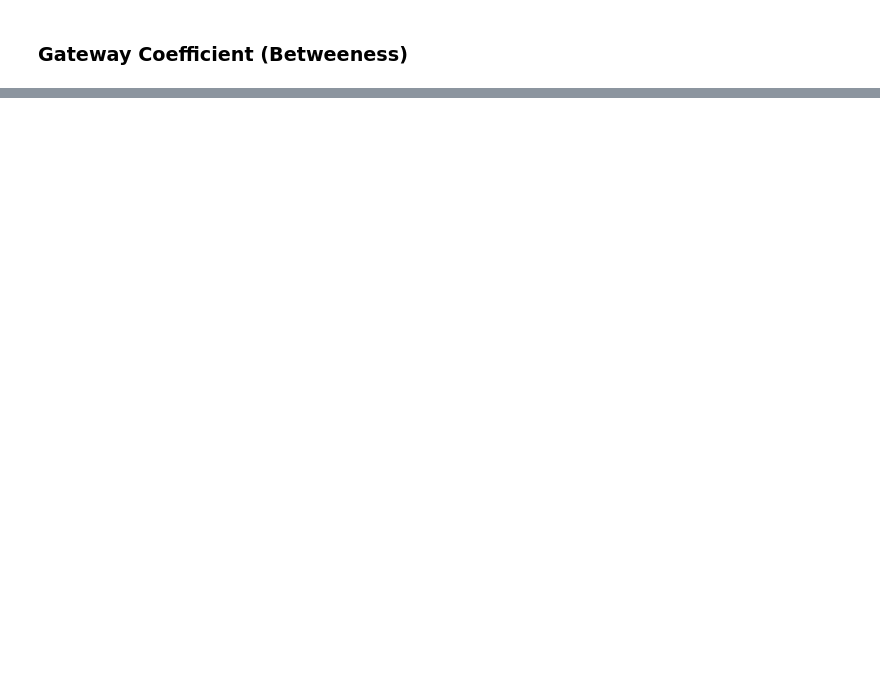
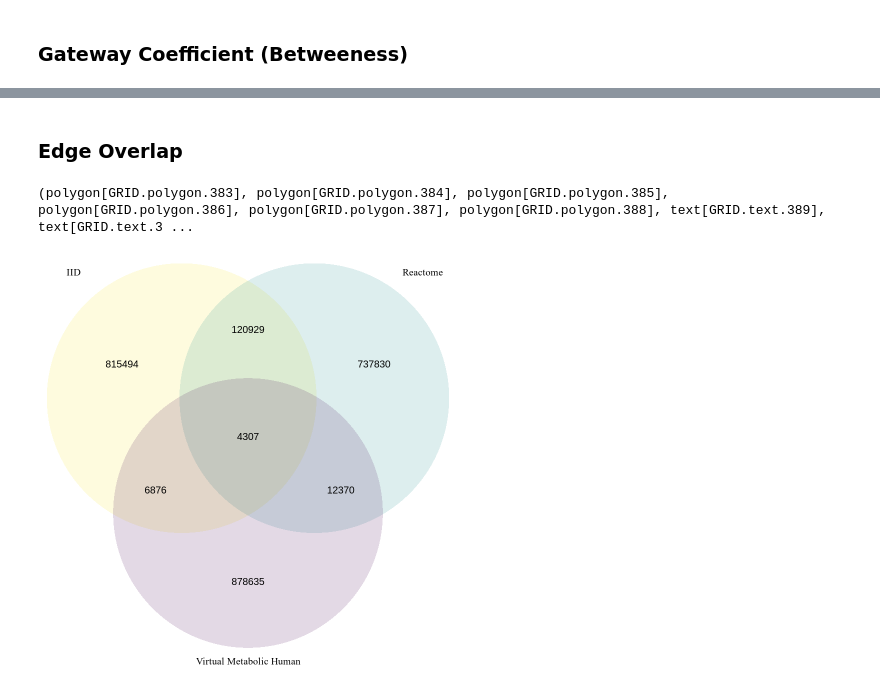
Before and after one commit to ikernunezca/CMS, a Jupyter notebook: Scripts/Multilayer_Network_Information_and_Connectivity_Patterns.ipynb, the cells around one changed output, grey strips where cells are left out. Cells and saved outputs as stored; diff of their text form; code cells hidden in the pictures; blank space fills up the shorter version.

Commit message:
Add Network overlap Venn Diagrams

```diff
--- a/Scripts/Multilayer_Network_Information_and_Connectivity_Patterns.ipynb
+++ b/Scripts/Multilayer_Network_Information_and_Connectivity_Patterns.ipynb
@@ -616,0 +652,19 @@ barplot(sort(met_gateway_bt[cosa],decreasing = F),las=2,col = '#6B8E23')
+# %% [markdown]
+### Edge Overlap
+# %%
+grid.newpage()
+draw.triple.venn(area1 = length(E(interactome)),
+                 area2 = length(E(reactome)),
+                 area3 = length(E(metabolome)),
+                 n12 = length(E(igraph::intersection(interactome,reactome))),
+                 n23 = length(E(igraph::intersection(metabolome,reactome))),
+                 n13 = length(E(igraph::intersection(interactome,metabolome))),
+                 n123 = length(E(igraph::intersection(interactome,reactome,metabolome))),
+                 category = c("IID", "Reactome", "Virtual Metabolic Human"), lty = "blank",
+                 fill = c(alpha('#fde725ff',0.3), alpha('#21908dff',0.3),alpha("#440154ff",0.3)),
+                 col=c("#440154ff", '#21908dff', '#fde725ff'),
+                 fontfamily='sans',
+                 cex=1)
+# %% [output]
+(polygon[GRID.polygon.383], polygon[GRID.polygon.384], polygon[GRID.polygon.385], polygon[GRID.polygon.386], polygon[GRID.polygon.387], polygon[GRID.polygon.388], text[GRID.text.389], text[GRID.text.3 ...
+[figure, added]
```
Also changed, not shown: parts of 43 cells of this notebook, 7 other files.
